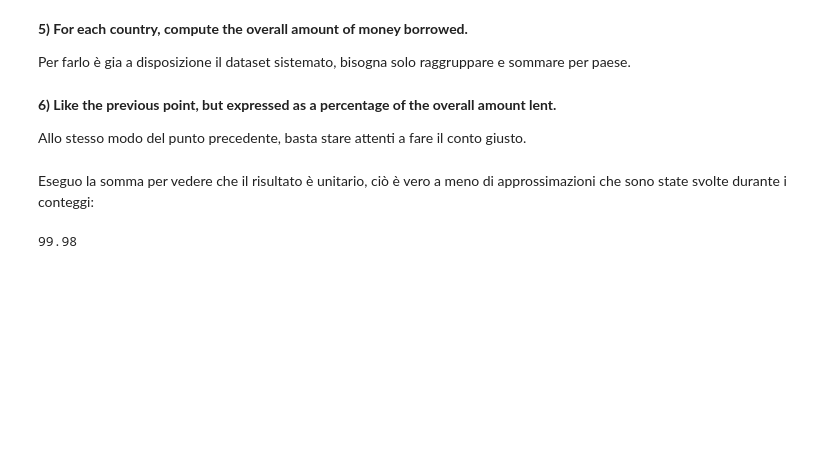
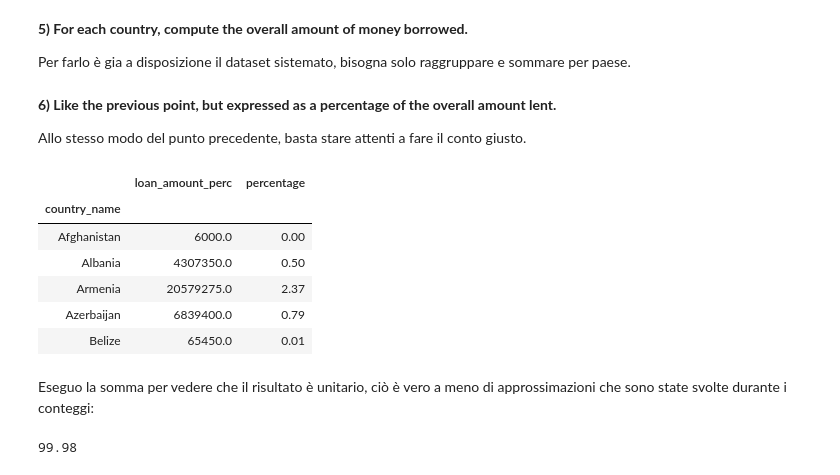
Before and after one commit to Chri1629/cs_project, a Jupyter notebook: esame_chri.ipynb, the cells around one changed output. Saved outputs shown, nothing was run; the diff lists cells and outputs as text; code cells hidden in the pictures; blank space fills up the shorter version.

```diff
--- a/esame_chri.ipynb
+++ b/esame_chri.ipynb
@@ -156,7 +152,15 @@ borr_country_perc['percentage'] = round(borr_country_perc['loan_amount'] / overa
 borr_country_perc = borr_country_perc.rename(columns={"loan_amount" : "loan_amount_perc"})
 # %%
 #Decommentare questa riga per vedere i risultati.
-#borr_country_perc
+borr_country_perc.head()
+# %% [output]
+|  | loan_amount_perc | percentage |
+| country_name |  |  |
+| Afghanistan | 6000.0 | 0.00 |
+| Albania | 4307350.0 | 0.50 |
+| Armenia | 20579275.0 | 2.37 |
+| Azerbaijan | 6839400.0 | 0.79 |
+| Belize | 65450.0 | 0.01 |
 # %% [markdown]
 Eseguo la somma per vedere che il risultato è unitario, ciò è vero a meno di approssimazioni che sono state svolte durante i conteggi:
 # %%
```
Also changed, not shown: parts of 6 cells of this notebook.
